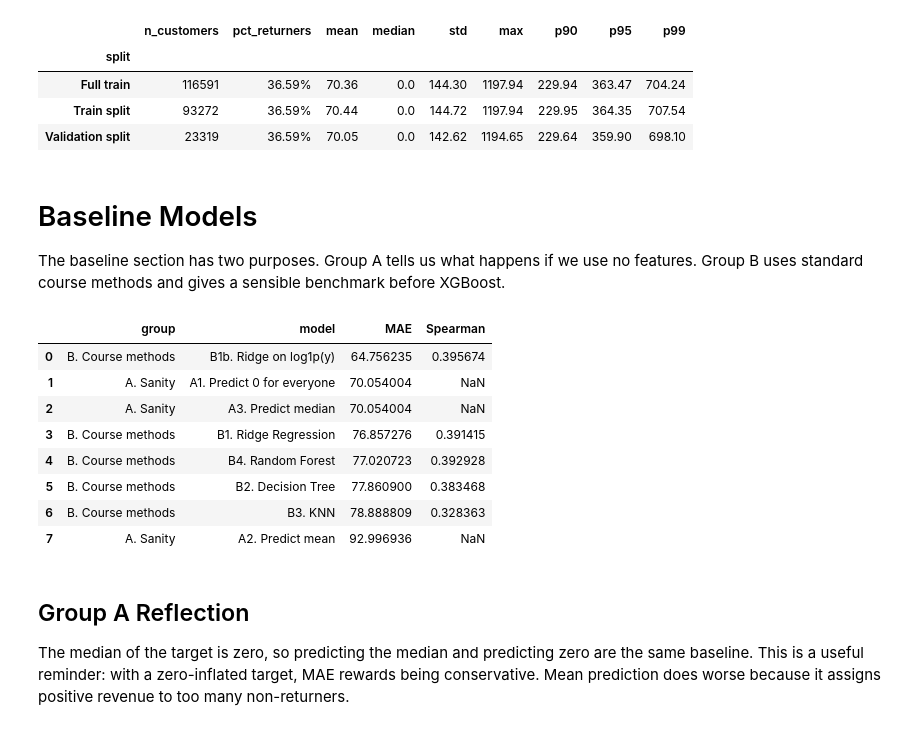
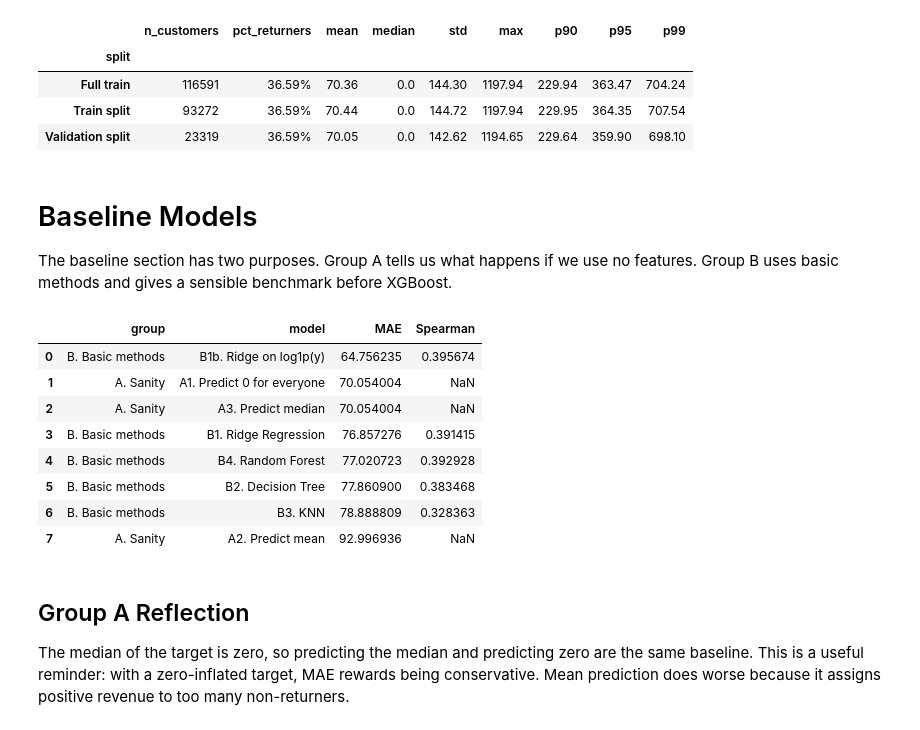
Before and after one commit to linear-depression/kul-advanced-analytics, a Jupyter notebook: proj1/notebooks/project_1.ipynb, the cells around one changed output. Saved outputs shown, nothing was run; the diff lists cells and outputs as text; code cells hidden in the pictures.

```diff
--- a/proj1/notebooks/project_1.ipynb
+++ b/proj1/notebooks/project_1.ipynb
@@ -685,23 +579,24 @@ X_test shape:       (29148, 105)
 # %% [markdown]
 # Baseline Models
 
-The baseline section has two purposes. Group A tells us what happens if we use no features. Group B uses standard course methods and gives a sensible benchmark before XGBoost.
+The baseline section has two purposes. Group A tells us what happens if we use no features. Group B uses basic methods and gives a sensible benchmark before XGBoost.
 # %%
 if RUN_COURSE_BASELINES:
     baseline_results = run_baseline_models(modeling, config)
+    baseline_results.loc[baseline_results["model"].str.startswith("B"), "group"] = "B. Basic methods"
     display(baseline_results)
 else:
     baseline_results = pd.DataFrame()
-    print("Course baselines skipped.")
+    print("Basic baselines skipped.")
 # %% [output]
 |  | group | model | MAE | Spearman |
-| 0 | B. Course methods | B1b. Ridge on log1p(y) | 64.756235 | 0.395674 |
+| 0 | B. Basic methods | B1b. Ridge on log1p(y) | 64.756235 | 0.395674 |
 | 1 | A. Sanity | A1. Predict 0 for everyone | 70.054004 | NaN |
 | 2 | A. Sanity | A3. Predict median | 70.054004 | NaN |
-| 3 | B. Course methods | B1. Ridge Regression | 76.857276 | 0.391415 |
-| 4 | B. Course methods | B4. Random Forest | 77.020723 | 0.392928 |
-| 5 | B. Course methods | B2. Decision Tree | 77.860900 | 0.383468 |
-| 6 | B. Course methods | B3. KNN | 78.888809 | 0.328363 |
+| 3 | B. Basic methods | B1. Ridge Regression | 76.857276 | 0.391415 |
+| 4 | B. Basic methods | B4. Random Forest | 77.020723 | 0.392928 |
+| 5 | B. Basic methods | B2. Decision Tree | 77.860900 | 0.383468 |
+| 6 | B. Basic methods | B3. KNN | 78.888809 | 0.328363 |
 | 7 | A. Sanity | A2. Predict mean | 92.996936 | NaN |
 # %% [markdown]
 ## Group A Reflection
```
Also changed, not shown: parts of 54 cells of this notebook, 2 other files.
